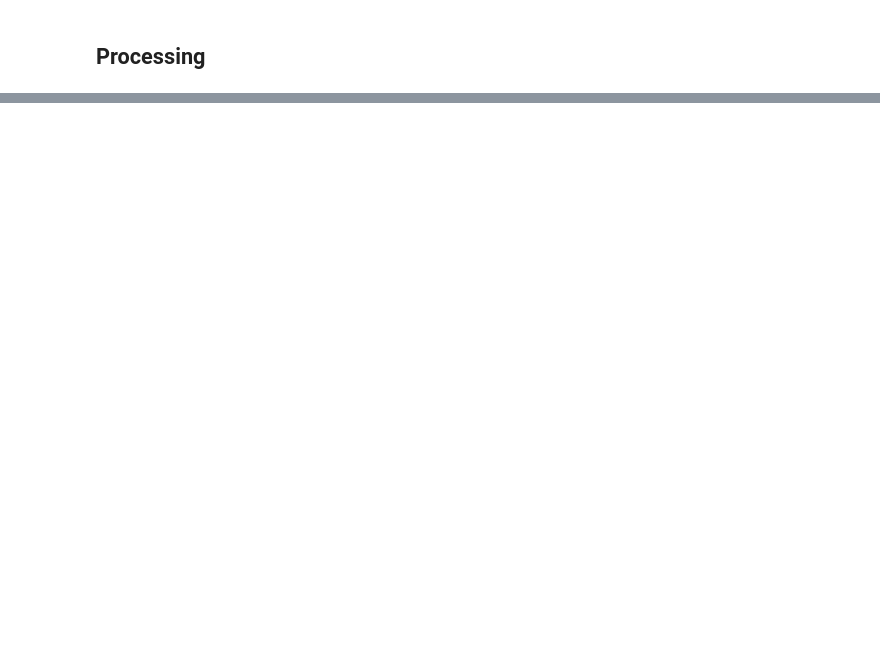
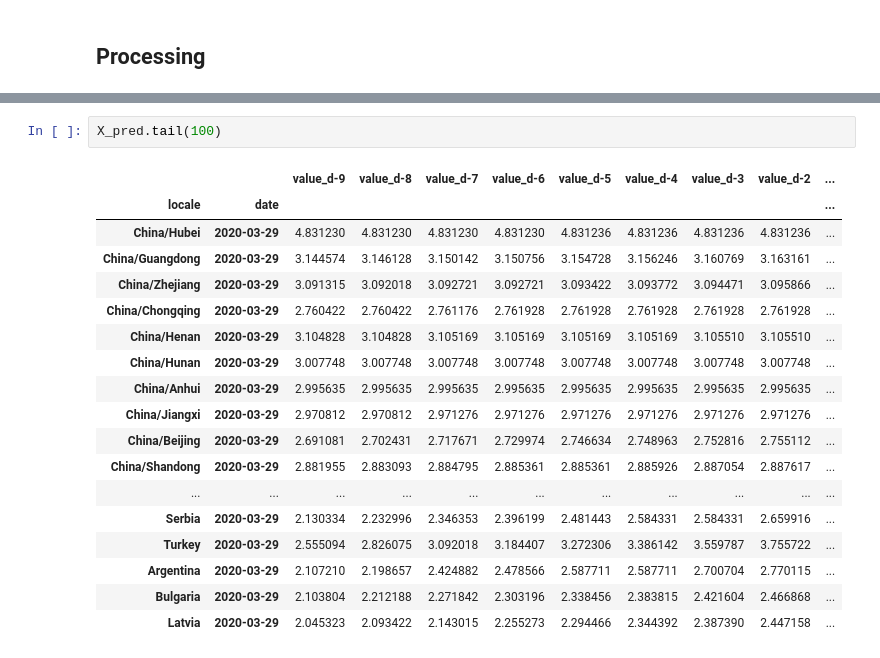
Before and after one commit to jgcorliss/covid-19, a Jupyter notebook: src/covid-19.ipynb, the cells around one changed output, grey strips where cells are left out. Drawn from its saved outputs; the diff is of its cells as text; blank space fills up the shorter version.

```diff
--- a/src/covid-19.ipynb
+++ b/src/covid-19.ipynb
@@ -263,0 +267,21 @@ counts.loc[counts['locale'] == 'US'].sort_values('date').reset_index(drop=True)
+# %%
+X_pred.tail(100)
+# %% [output]
+|  |  | value_d-9 | value_d-8 | value_d-7 | value_d-6 | value_d-5 | value_d-4 | value_d-3 | value_d-2 | ... |
+| locale | date |  |  |  |  |  |  |  |  | ... |
+| China/Hubei | 2020-03-29 | 4.831230 | 4.831230 | 4.831230 | 4.831230 | 4.831236 | 4.831236 | 4.831236 | 4.831236 | ... |
+| China/Guangdong | 2020-03-29 | 3.144574 | 3.146128 | 3.150142 | 3.150756 | 3.154728 | 3.156246 | 3.160769 | 3.163161 | ... |
+| China/Zhejiang | 2020-03-29 | 3.091315 | 3.092018 | 3.092721 | 3.092721 | 3.093422 | 3.093772 | 3.094471 | 3.095866 | ... |
+| China/Chongqing | 2020-03-29 | 2.760422 | 2.760422 | 2.761176 | 2.761928 | 2.761928 | 2.761928 | 2.761928 | 2.761928 | ... |
+| China/Henan | 2020-03-29 | 3.104828 | 3.104828 | 3.105169 | 3.105169 | 3.105169 | 3.105169 | 3.105510 | 3.105510 | ... |
+| China/Hunan | 2020-03-29 | 3.007748 | 3.007748 | 3.007748 | 3.007748 | 3.007748 | 3.007748 | 3.007748 | 3.007748 | ... |
+| China/Anhui | 2020-03-29 | 2.995635 | 2.995635 | 2.995635 | 2.995635 | 2.995635 | 2.995635 | 2.995635 | 2.995635 | ... |
+| China/Jiangxi | 2020-03-29 | 2.970812 | 2.970812 | 2.971276 | 2.971276 | 2.971276 | 2.971276 | 2.971276 | 2.971276 | ... |
+| China/Beijing | 2020-03-29 | 2.691081 | 2.702431 | 2.717671 | 2.729974 | 2.746634 | 2.748963 | 2.752816 | 2.755112 | ... |
+| China/Shandong | 2020-03-29 | 2.881955 | 2.883093 | 2.884795 | 2.885361 | 2.885361 | 2.885926 | 2.887054 | 2.887617 | ... |
+| ... | ... | ... | ... | ... | ... | ... | ... | ... | ... | ... |
+| Serbia | 2020-03-29 | 2.130334 | 2.232996 | 2.346353 | 2.396199 | 2.481443 | 2.584331 | 2.584331 | 2.659916 | ... |
+| Turkey | 2020-03-29 | 2.555094 | 2.826075 | 3.092018 | 3.184407 | 3.272306 | 3.386142 | 3.559787 | 3.755722 | ... |
+| Argentina | 2020-03-29 | 2.107210 | 2.198657 | 2.424882 | 2.478566 | 2.587711 | 2.587711 | 2.700704 | 2.770115 | ... |
+| Bulgaria | 2020-03-29 | 2.103804 | 2.212188 | 2.271842 | 2.303196 | 2.338456 | 2.383815 | 2.421604 | 2.466868 | ... |
+| Latvia | 2020-03-29 | 2.045323 | 2.093422 | 2.143015 | 2.255273 | 2.294466 | 2.344392 | 2.387390 | 2.447158 | ... |
```
Also changed, not shown: parts of 59 cells of this notebook, 3 other files.
